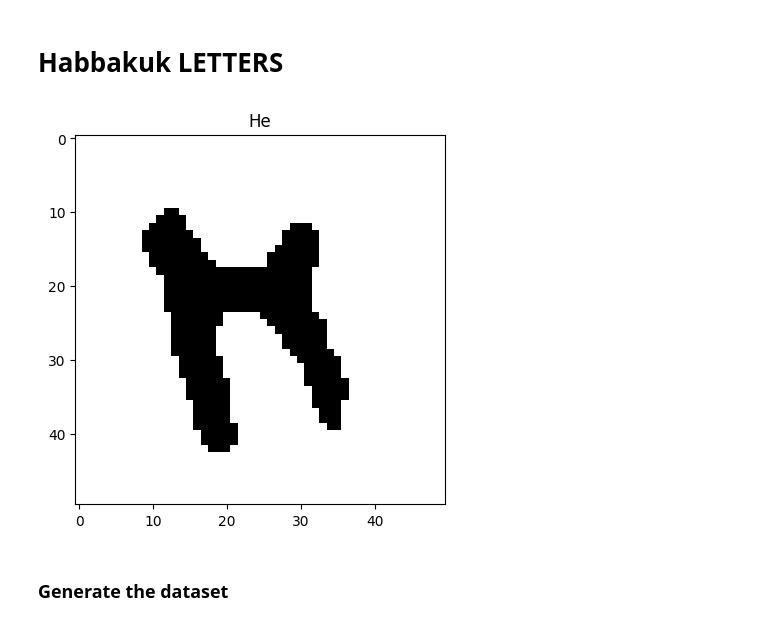
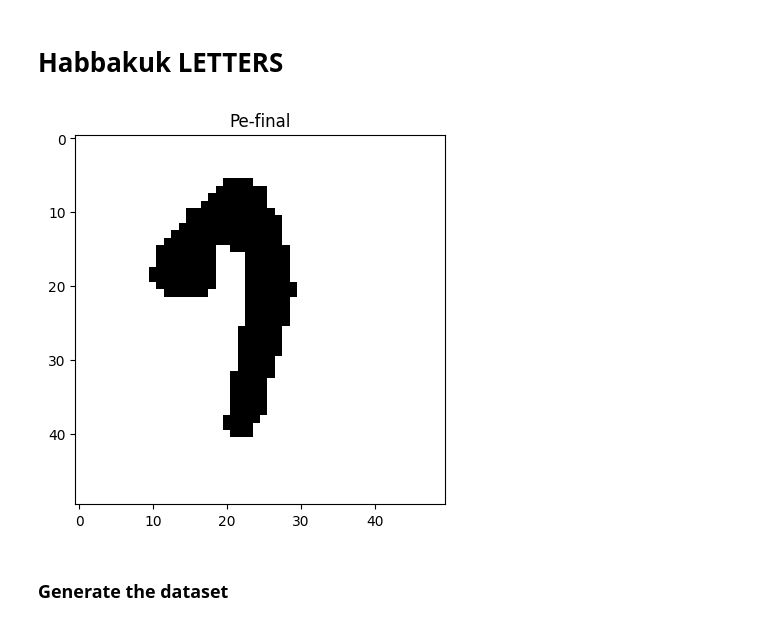
Before and after one commit to daniel-macrae/HandwritingRecognition-2023, a Jupyter notebook: generate Habbakuk Datasets.ipynb, the cells around one changed output. Cells and saved outputs as stored; diff of their text form; code cells hidden in the pictures.

```diff
--- a/generate Habbakuk Datasets.ipynb
+++ b/generate Habbakuk Datasets.ipynb
@@ -68,24 +68,28 @@ train_loader, validation_loader = datasetSplitter(dataset, batch_size=1, validat
 # %%
 from data_management.augmentation.habbakukGenerator import habbakukClasses, create_letter_image, letterImageWarper, HabbakukLettersGenerator, imageRotator, imageShearer
 import matplotlib.pyplot as plt
 import random
 import cv2
 
 # pick a random letter to generate
 letter = random.choice(list(habbakukClasses))
 
+letter = list(habbakukClasses)[15]
+
 img = create_letter_image(letter, (50,50)) # generate the image
 img = letterImageWarper(img) # warp it a bit (randomly)
 img = imageRotator(img)
 img = imageShearer(img)
+
+#img = cv2.GaussianBlur(img,(9,9),0)
 
 ret, img = cv2.threshold(img, 0, 255, cv2.THRESH_OTSU)
 
 plt.imshow(img, cmap='gray')
 plt.title(letter)
 plt.show()
 # %% [output]
-[figure, old version]
+[figure, new version]
 # %%
 import os
 
```
Also changed, not shown: parts of 2 cells of this notebook, 7 other files.
